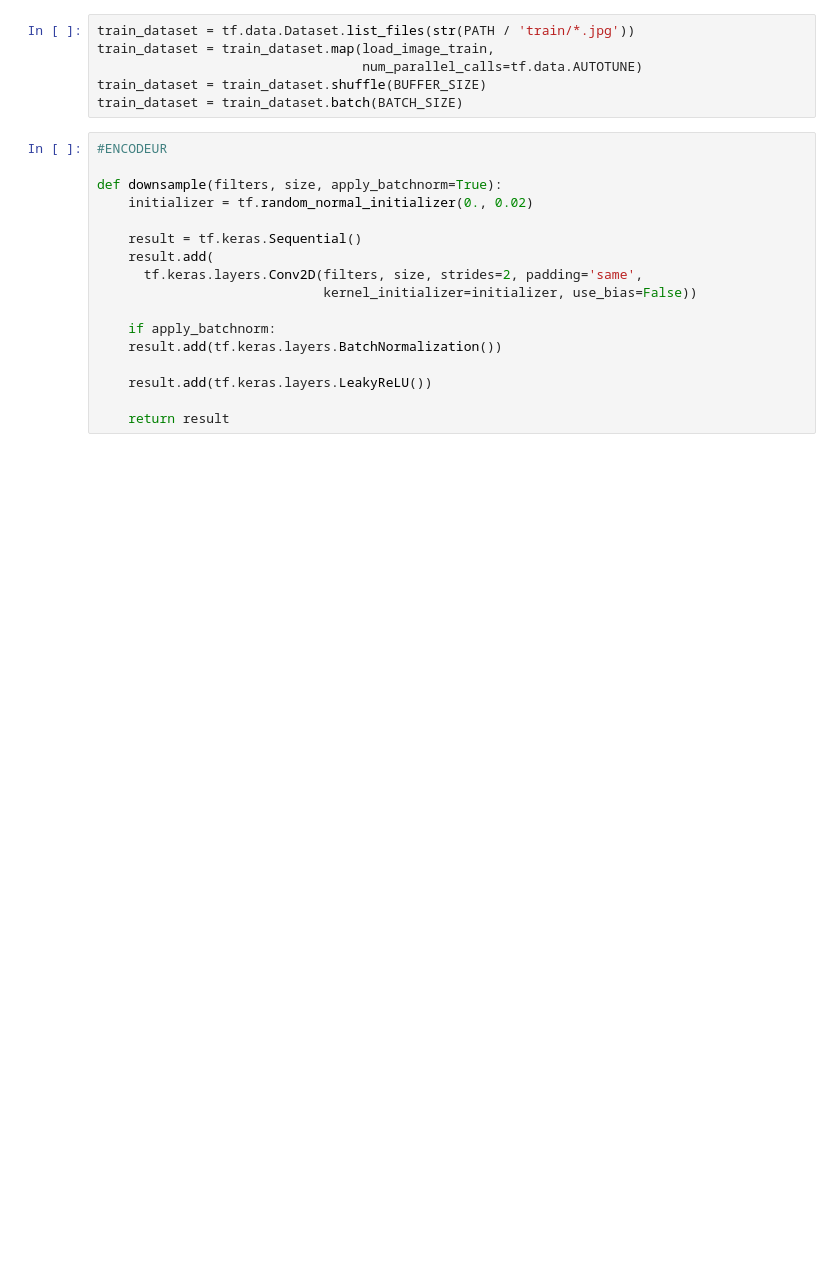
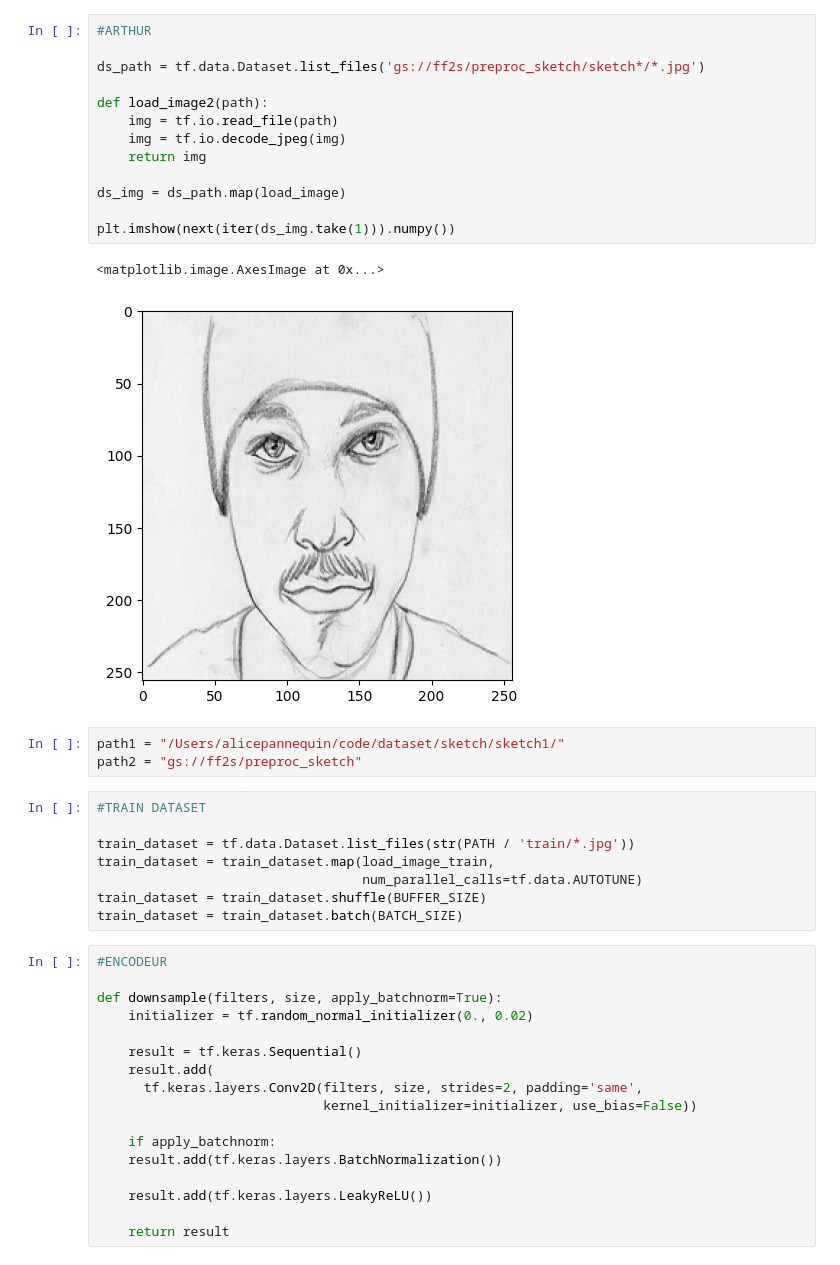
Before and after one commit to dcorballorenzo/FF2S, a Jupyter notebook: notebooks/Alice.ipynb, the cells around one changed output. Drawn from its saved outputs; the diff is of its cells as text; blank space fills up the shorter version.

```diff
--- a/notebooks/Alice.ipynb
+++ b/notebooks/Alice.ipynb
@@ -11,4 +27,25 @@ from google.cloud import bigquery
+# %%
+#ARTHUR
+
+ds_path = tf.data.Dataset.list_files('gs://ff2s/preproc_sketch/sketch*/*.jpg')
+
+def load_image2(path):
+    img = tf.io.read_file(path)
+    img = tf.io.decode_jpeg(img)
+    return img
+
+ds_img = ds_path.map(load_image)
+
+plt.imshow(next(iter(ds_img.take(1))).numpy())
+# %% [output]
+<matplotlib.image.AxesImage at 0x...>
+[figure, added]
+# %%
+path1 = "/Users/alicepannequin/code/dataset/sketch/sketch1/"
+path2 = "gs://ff2s/preproc_sketch"
 # %%
+#TRAIN DATASET
+
 train_dataset = tf.data.Dataset.list_files(str(PATH / 'train/*.jpg'))
 train_dataset = train_dataset.map(load_image_train,
                                   num_parallel_calls=tf.data.AUTOTUNE)
```
Also changed, not shown: parts of 3 cells of this notebook.
